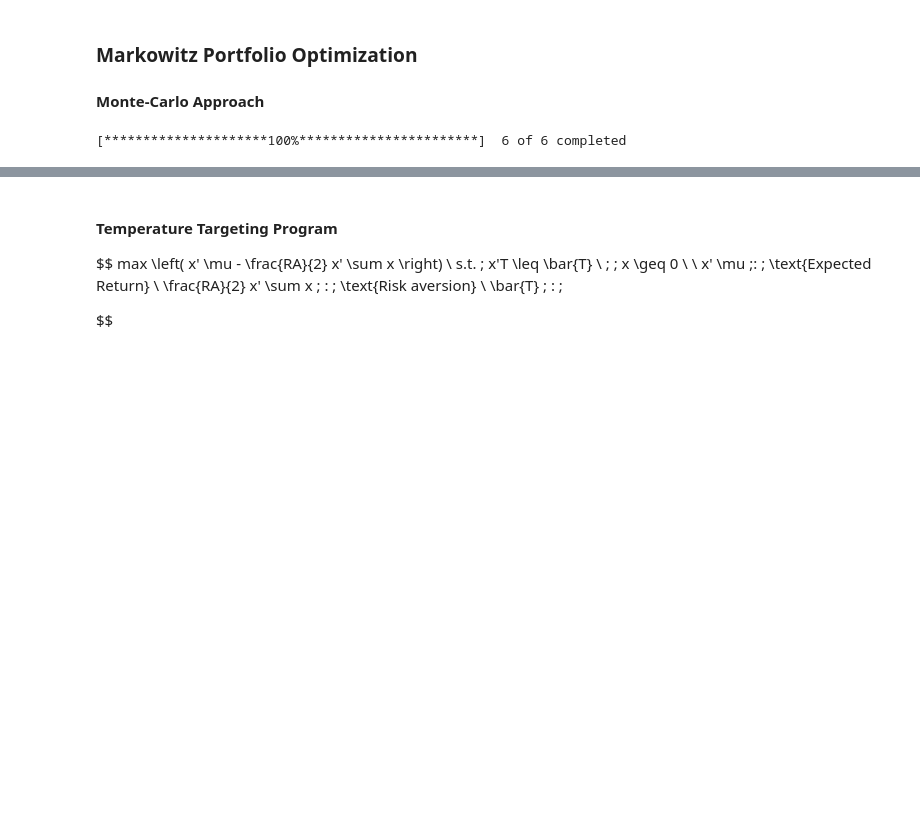
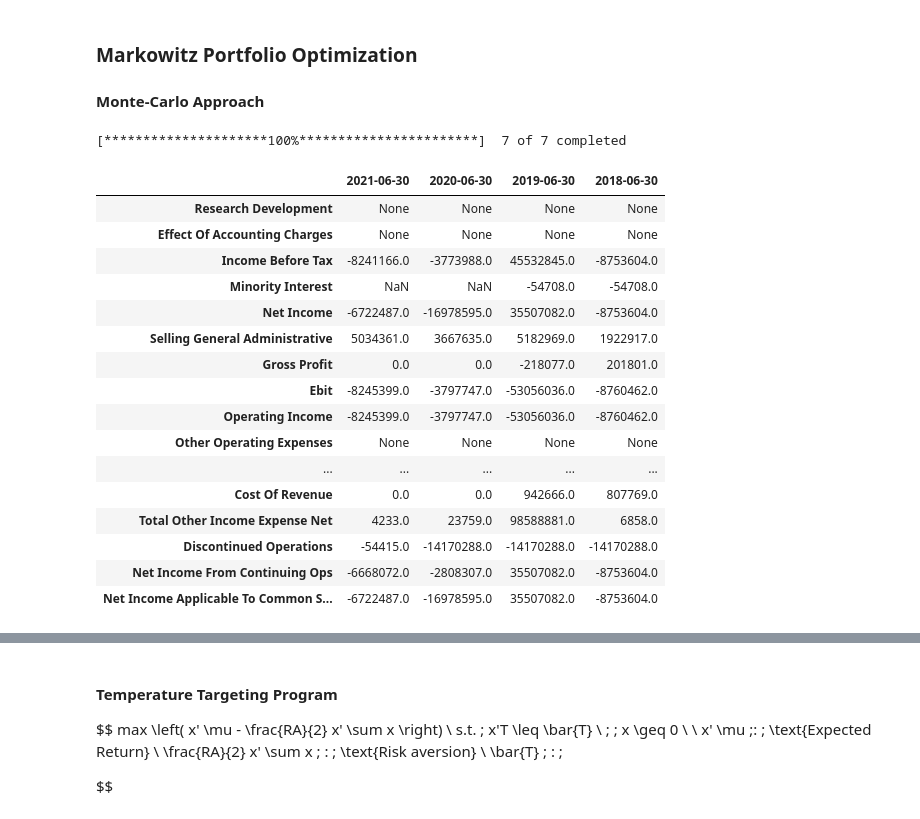
Before and after one commit to SweetyHotGirl21/ESG_Portfolio, a Jupyter notebook: Portfolio_main.ipynb, the cells around one changed output, grey strips where cells are left out. Saved outputs shown, nothing was run; the diff lists cells and outputs as text; code cells hidden in the pictures; blank space fills up the shorter version.

```diff
--- a/Portfolio_main.ipynb
+++ b/Portfolio_main.ipynb
@@ -22,10 +22,31 @@ import cvxpy as cp
 from cvxopt import matrix, solvers
 # %%
 # import data
-daily_returns = yf.download(["AAPL","JPM","WMT","TGT","MSFT","AMGN"], period= "5y", interval="1d")
+daily_returns = yf.download(["P3K.F","SNH.F","M5Z.DE","WAH.DE","XTP.WA","T5O.F","EXL.DE"], period= "2y", interval="1d")
 dr = daily_returns["Adj Close"].pct_change()
 # %% [output]
-[*********************100%***********************]  6 of 6 completed
+[*********************100%***********************]  7 of 7 completed
+# %%
+p3k = yf.Ticker("P3K.F")
+p3k.financials
+# %% [output]
+|  | 2021-06-30 | 2020-06-30 | 2019-06-30 | 2018-06-30 |
+| Research Development | None | None | None | None |
+| Effect Of Accounting Charges | None | None | None | None |
+| Income Before Tax | -8241166.0 | -3773988.0 | 45532845.0 | -8753604.0 |
+| Minority Interest | NaN | NaN | -54708.0 | -54708.0 |
+| Net Income | -6722487.0 | -16978595.0 | 35507082.0 | -8753604.0 |
+| Selling General Administrative | 5034361.0 | 3667635.0 | 5182969.0 | 1922917.0 |
+| Gross Profit | 0.0 | 0.0 | -218077.0 | 201801.0 |
+| Ebit | -8245399.0 | -3797747.0 | -53056036.0 | -8760462.0 |
+| Operating Income | -8245399.0 | -3797747.0 | -53056036.0 | -8760462.0 |
+| Other Operating Expenses | None | None | None | None |
+| ... | ... | ... | ... | ... |
+| Cost Of Revenue | 0.0 | 0.0 | 942666.0 | 807769.0 |
+| Total Other Income Expense Net | 4233.0 | 23759.0 | 98588881.0 | 6858.0 |
+| Discontinued Operations | -54415.0 | -14170288.0 | -14170288.0 | -14170288.0 |
+| Net Income From Continuing Ops | -6668072.0 | -2808307.0 | 35507082.0 | -8753604.0 |
+| Net Income Applicable To Common S... | -6722487.0 | -16978595.0 | 35507082.0 | -8753604.0 |
 # %%
 # annulized retruns
 mus = (1+dr.mean())**252 - 1
```
Also changed, not shown: parts of 13 cells of this notebook.
